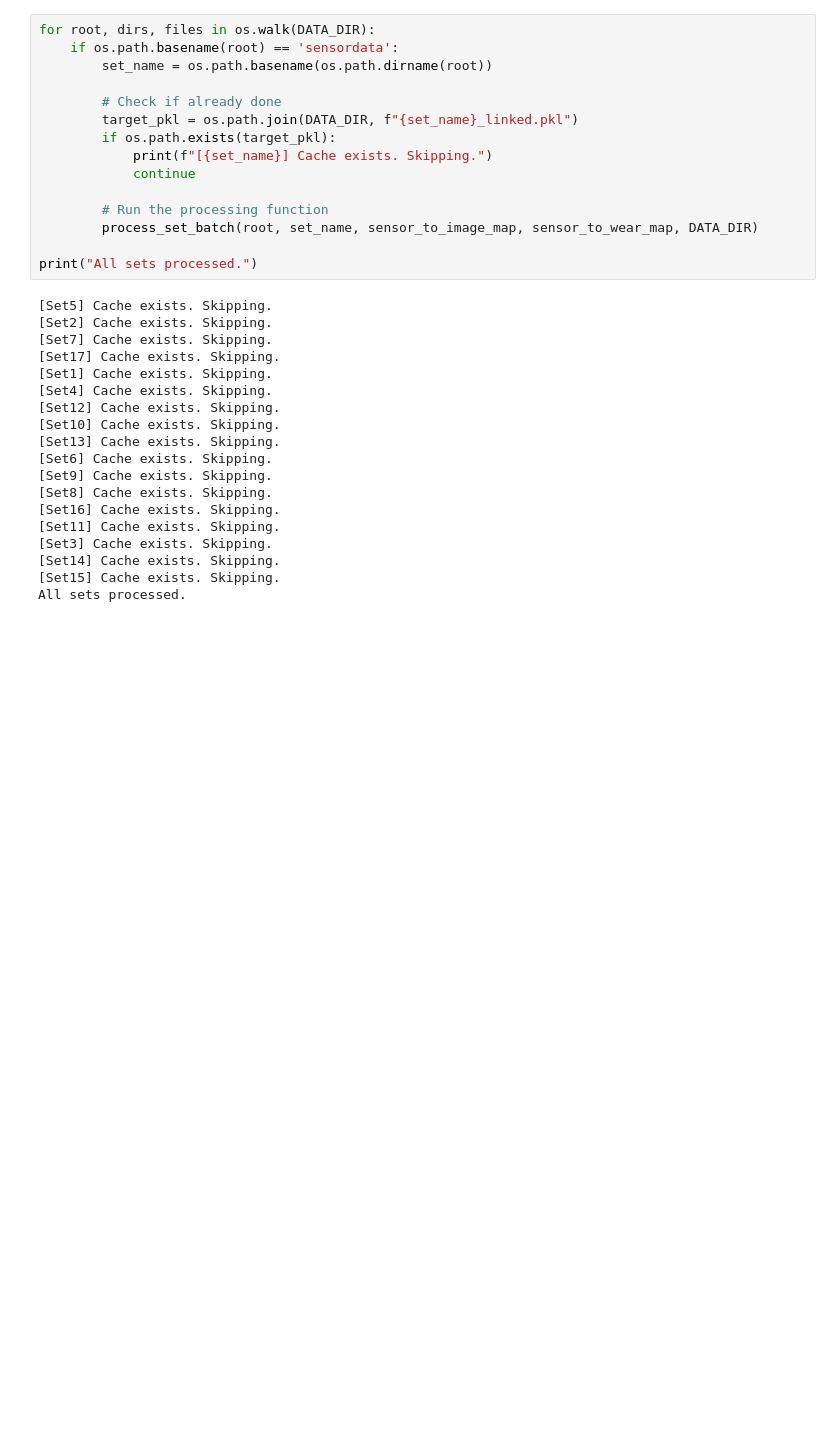
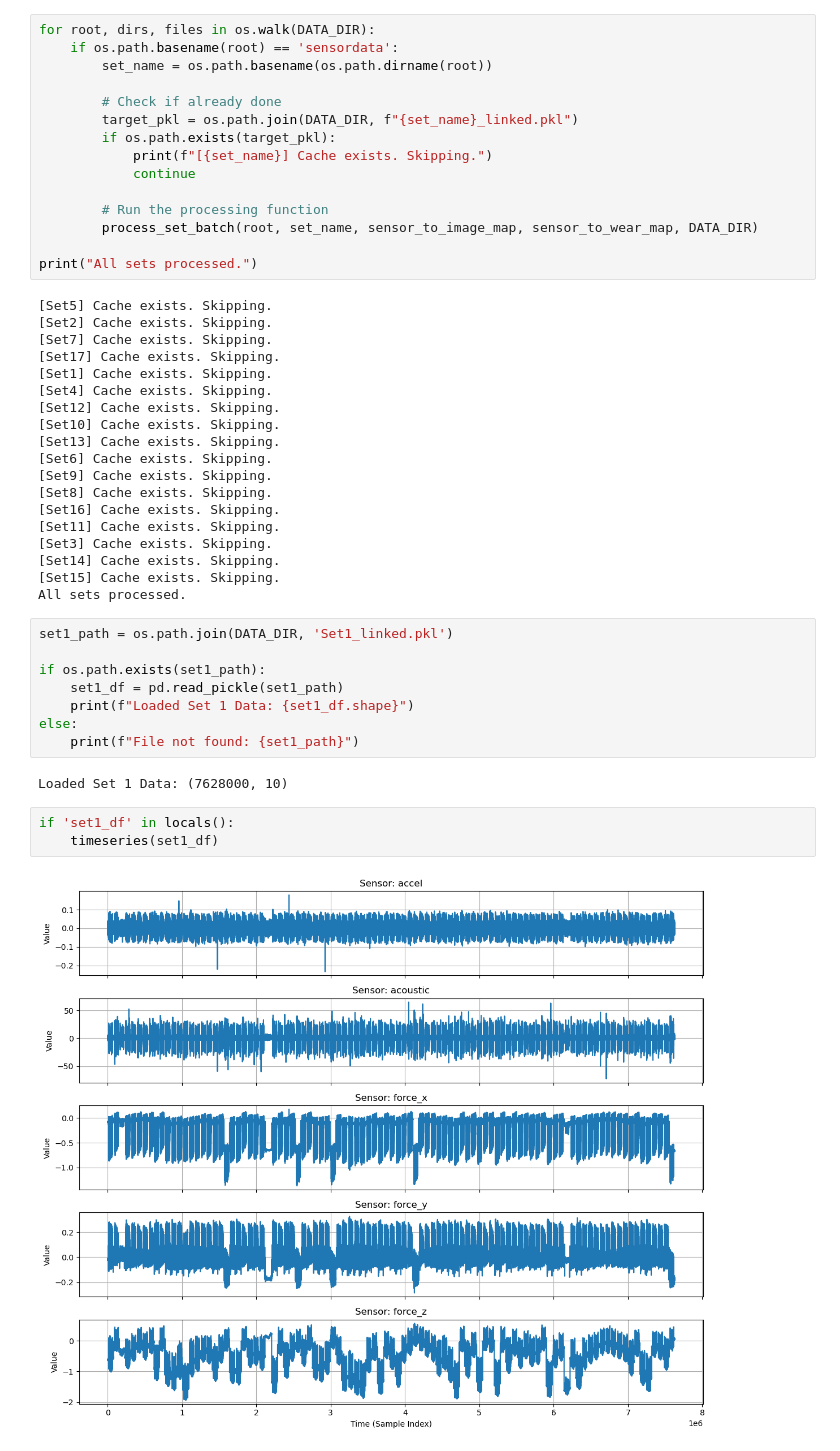
Before and after one commit to AlbinoLoaf/Datafusion, a Jupyter notebook: notebook.ipynb, the cells around one changed output. Drawn from its saved outputs; the diff is of its cells as text; blank space fills up the shorter version.

```diff
--- a/notebook.ipynb
+++ b/notebook.ipynb
@@ -83,3 +83,18 @@ print("All sets processed.")
 [Set14] Cache exists. Skipping.
 [Set15] Cache exists. Skipping.
 All sets processed.
+# %%
+set1_path = os.path.join(DATA_DIR, 'Set1_linked.pkl')
+
+if os.path.exists(set1_path):
+    set1_df = pd.read_pickle(set1_path)
+    print(f"Loaded Set 1 Data: {set1_df.shape}")
+else:
+    print(f"File not found: {set1_path}")
+# %% [output]
+Loaded Set 1 Data: (7628000, 10)
+# %%
+if 'set1_df' in locals():
+    timeseries(set1_df)
+# %% [output]
+[figure, added]
```
Also changed, not shown: 2 other files.
